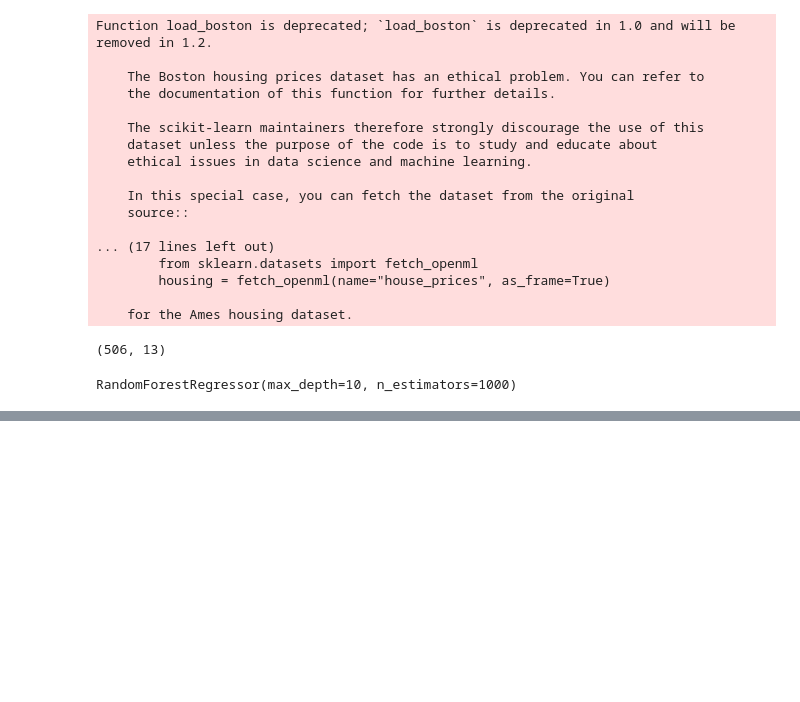
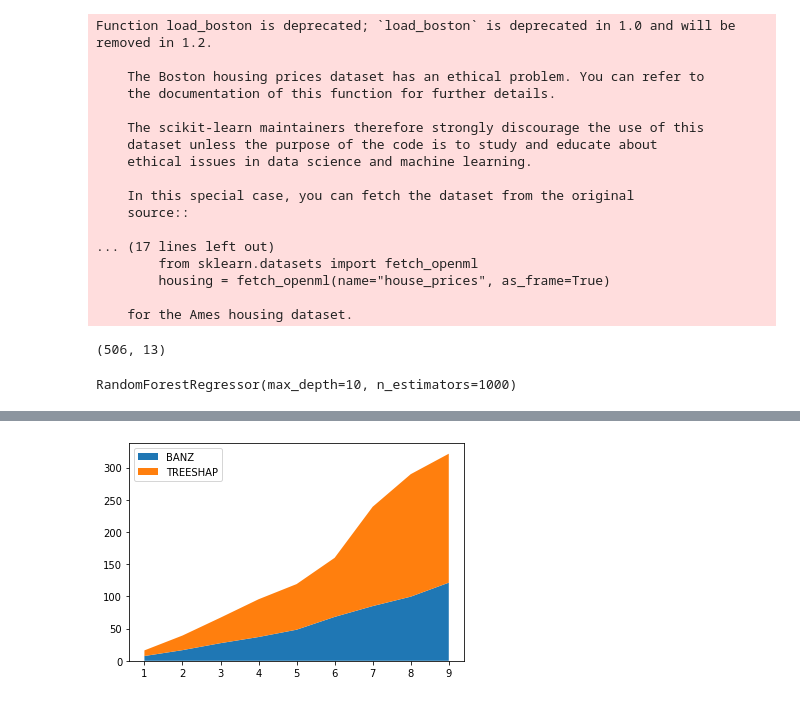
Before and after one commit to jarso/shap, a Jupyter notebook: notebooks/api_examples/simple benchmark.ipynb, the cells around one changed output, grey strips where cells are left out. Saved outputs shown, nothing was run; the diff lists cells and outputs as text; code cells hidden in the pictures; blank space fills up the shorter version.

```diff
--- a/notebooks/api_examples/simple benchmark.ipynb
+++ b/notebooks/api_examples/simple benchmark.ipynb
@@ -50,7 +53,7 @@ RandomForestRegressor(max_depth=10, n_estimators=1000)
 from shap.explainers.pytree import *
 
 # x = X.head()
-x = X[:1]
-# x = X
+# x = X[:1]
+x = X
 x
 # %% [output]
@@ -138,2 +114,25 @@ KeyboardInterrupt:
 # %%
 ex.brute_shap(line[0], 0)
+# %%
+results_dict_cext = {}
+results_dict_cext['banz'] = {}
+results_dict_cext['shap'] = {}
+# %%
+for i in range(1, 10):
+    X, y = make_regression(n_samples=200 * i, n_features=16, n_informative=8,random_state=0, shuffle=False)
+
+    model = sklearn.ensemble.RandomForestRegressor(n_estimators=1000 + 100 * i, max_depth=10 + i)
+    model.fit(X, y)
+
+    start = time.time()
+    res_shap_cext = TreeCext(model).shap_values(x, banz=False)
+    res_shap = time.time() - start
+
+    start = time.time()
+    res_banz_cext = TreeCext(model).shap_values(x, banz=True)
+    res_banz = time.time() - start
+
+    print(res_shap)
+    print(res_banz)
+    results_dict_cext['banz'][i] = res_banz
+    results_dict_cext['shap'][i] = res_shap
@@ -139,0 +157,15 @@ ex.brute_shap(line[0], 0)
+# %%
+x = [i for i in results_dict_cext['banz']]
+a1 = [results_dict_cext['banz'][i] for i in results_dict_cext['banz']]
+a2 = [results_dict_cext['shap'][i] for i in results_dict_cext['shap']]
+
+y_values = {"banz": a1, "treeshap": a2}
+labels = ["BANZ", "TREESHAP"]
+
+fig, ax = plt.subplots()
+ax.stackplot(x, y_values.values(), labels=labels)
+
+ax.legend(loc='upper left')
+plt.show()
+# %% [output]
+[figure, added]
```
Also changed, not shown: parts of 14 cells of this notebook, 1 other file.
